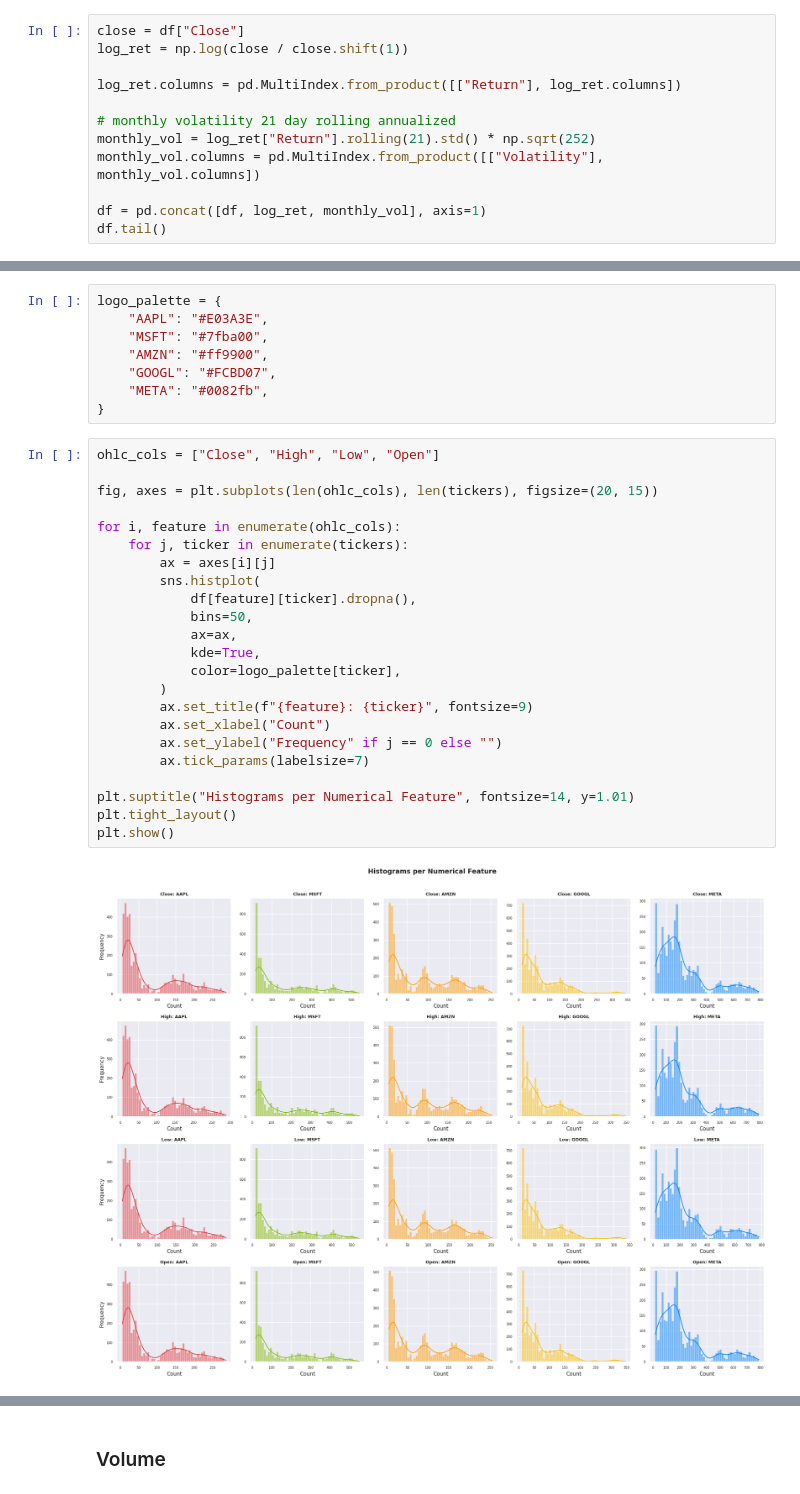
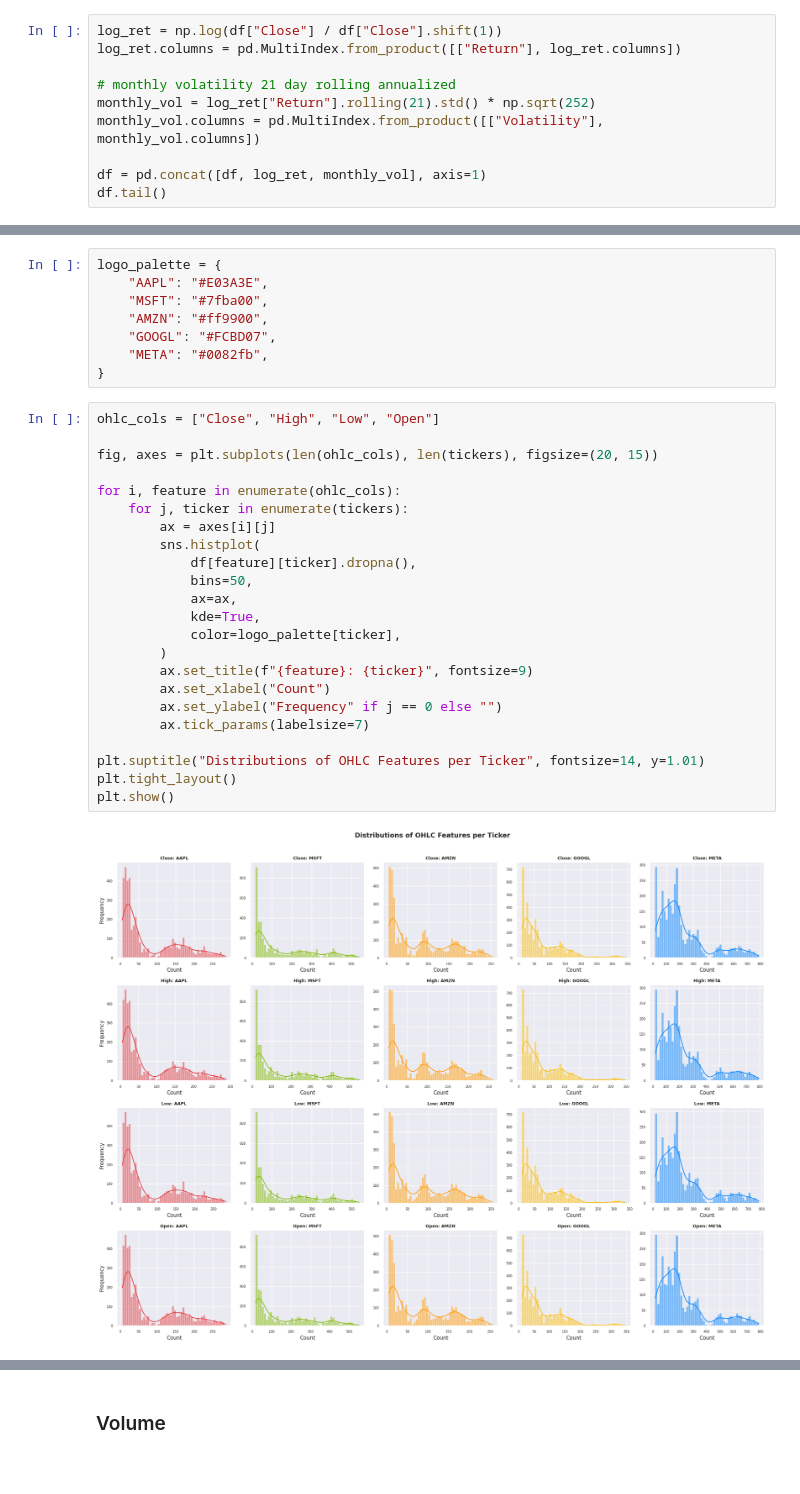
Before and after one commit to giddygarcia/stock-price-forecasting, a Jupyter notebook: StockPredictions.ipynb, the cells around one changed output, grey strips where cells are left out. Cells and saved outputs as stored; diff of their text form.

```diff
--- a/StockPredictions.ipynb
+++ b/StockPredictions.ipynb
@@ -180,8 +183,6 @@ Adding 2 additional informational features:
 2. Monthly Volatility: Measure of uncertainty about the returns provided by the stock.
 # %%
-close = df["Close"]
-log_ret = np.log(close / close.shift(1))
-
+log_ret = np.log(df["Close"] / df["Close"].shift(1))
 log_ret.columns = pd.MultiIndex.from_product([["Return"], log_ret.columns])
 
 # monthly volatility 21 day rolling annualized
@@ -314,25 +321,25 @@ logo_palette = {
 # %%
 ohlc_cols = ["Close", "High", "Low", "Open"]
 
 fig, axes = plt.subplots(len(ohlc_cols), len(tickers), figsize=(20, 15))
 
 for i, feature in enumerate(ohlc_cols):
     for j, ticker in enumerate(tickers):
         ax = axes[i][j]
         sns.histplot(
             df[feature][ticker].dropna(),
             bins=50,
             ax=ax,
             kde=True,
             color=logo_palette[ticker],
         )
         ax.set_title(f"{feature}: {ticker}", fontsize=9)
         ax.set_xlabel("Count")
         ax.set_ylabel("Frequency" if j == 0 else "")
         ax.tick_params(labelsize=7)
 
-plt.suptitle("Histograms per Numerical Feature", fontsize=14, y=1.01)
+plt.suptitle("Distributions of OHLC Features per Ticker", fontsize=14, y=1.01)
 plt.tight_layout()
 plt.show()
 # %% [output]
-[figure, old version]
+[figure, new version]
```
Also changed, not shown: parts of 48 cells of this notebook, 1 other file.
